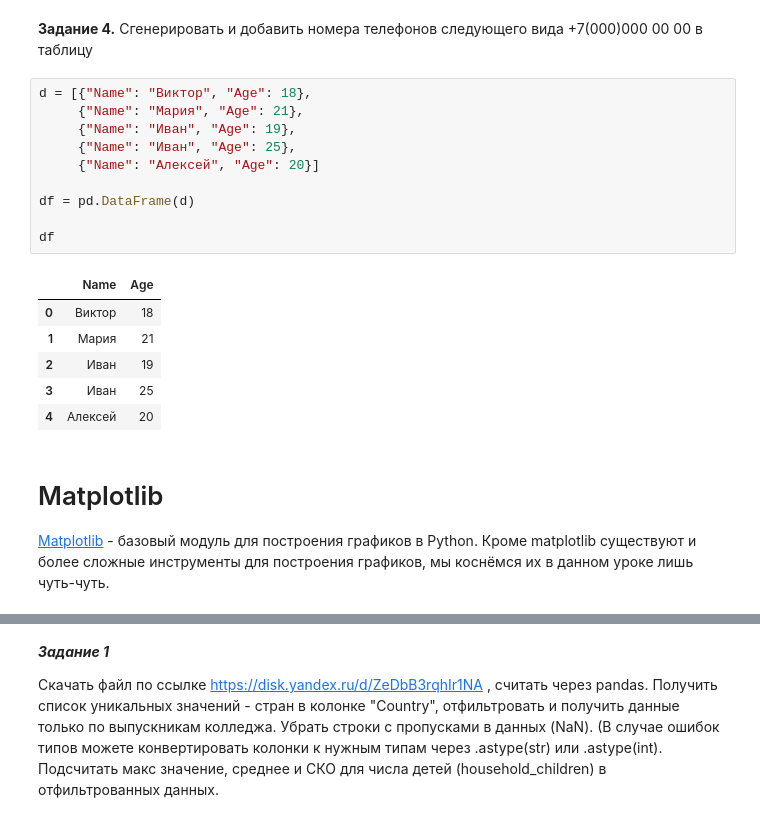
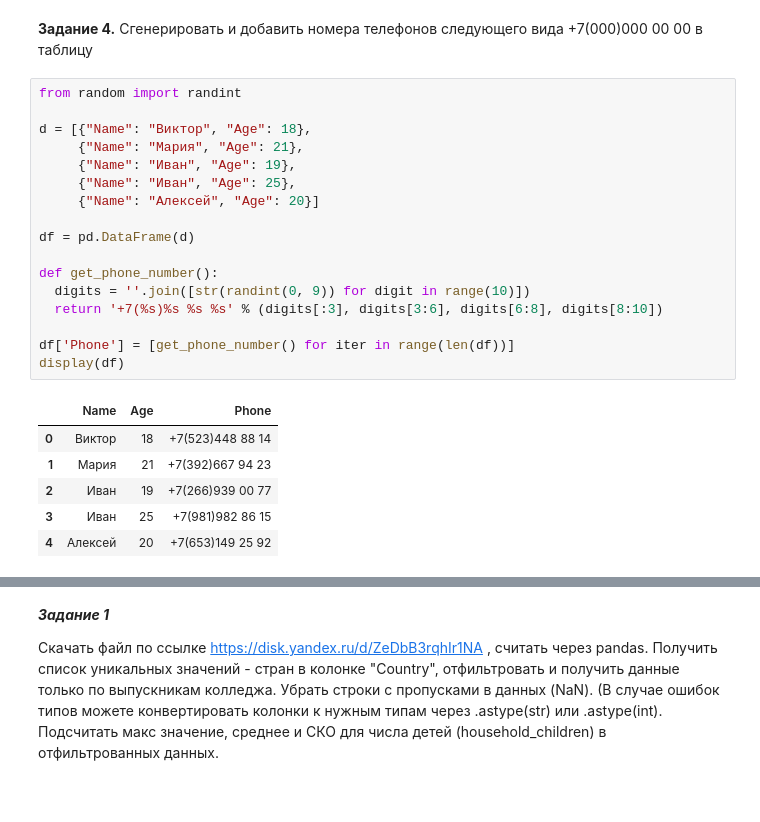
Before and after one commit to Luzinsan/PyCourseLuzinsan, a Jupyter notebook: 2_1_Practice_10_11.ipynb, the cells around one changed output, grey strips where cells are left out. Saved outputs shown, nothing was run; the diff lists cells and outputs as text; blank space fills up the shorter version.

```diff
--- a/2_1_Practice_10_11.ipynb
+++ b/2_1_Practice_10_11.ipynb
@@ -979,23 +134,26 @@ df2 = pd.DataFrame({'frukt': ['apple', 'banana', 'melon'] * 2,
 **Задание 4.**
 Сгенерировать и добавить номера телефонов следующего вида +7(000)000 00 00 в таблицу
 # %%
+from random import randint
+
 d = [{"Name": "Виктор", "Age": 18},
      {"Name": "Мария", "Age": 21},
      {"Name": "Иван", "Age": 19},
      {"Name": "Иван", "Age": 25},
      {"Name": "Алексей", "Age": 20}]
 
 df = pd.DataFrame(d)
 
-df
+def get_phone_number():
+  digits = ''.join([str(randint(0, 9)) for digit in range(10)])
+  return '+7(%s)%s %s %s' % (digits[:3], digits[3:6], digits[6:8], digits[8:10])
+
+df['Phone'] = [get_phone_number() for iter in range(len(df))]
+display(df)
 # %% [output]
-|  | Name | Age |
-| 0 | Виктор | 18 |
-| 1 | Мария | 21 |
-| 2 | Иван | 19 |
-| 3 | Иван | 25 |
-| 4 | Алексей | 20 |
+|  | Name | Age | Phone |
+| 0 | Виктор | 18 | +7(523)448 88 14 |
+| 1 | Мария | 21 | +7(392)667 94 23 |
+| 2 | Иван | 19 | +7(266)939 00 77 |
+| 3 | Иван | 25 | +7(981)982 86 15 |
+| 4 | Алексей | 20 | +7(653)149 25 92 |
-# %% [markdown]
-# Matplotlib
-
-[Matplotlib](https://matplotlib.org/) - базовый модуль для построения графиков в Python. Кроме matplotlib существуют и более сложные инструменты для построения графиков, мы коснёмся их в данном уроке лишь чуть-чуть.
```
Also changed, not shown: parts of 149 cells of this notebook, 2 other files.
